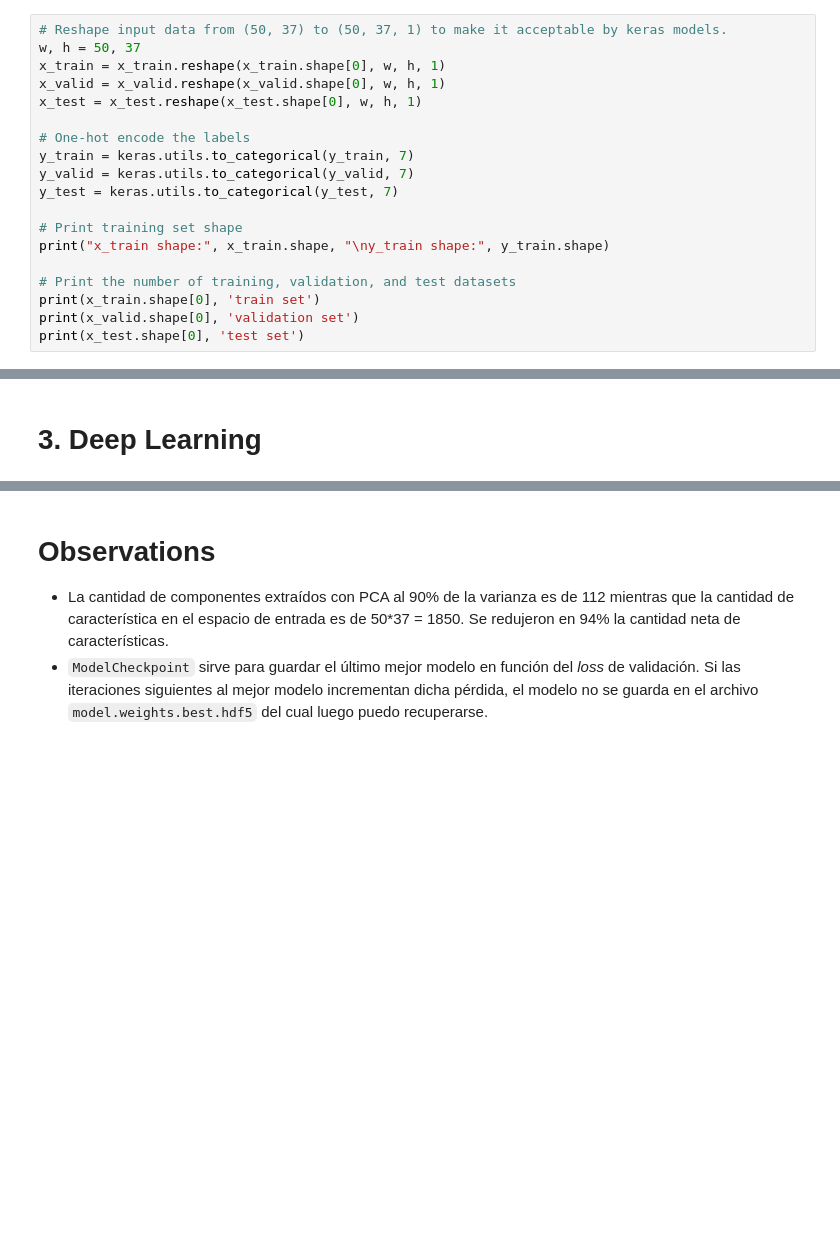
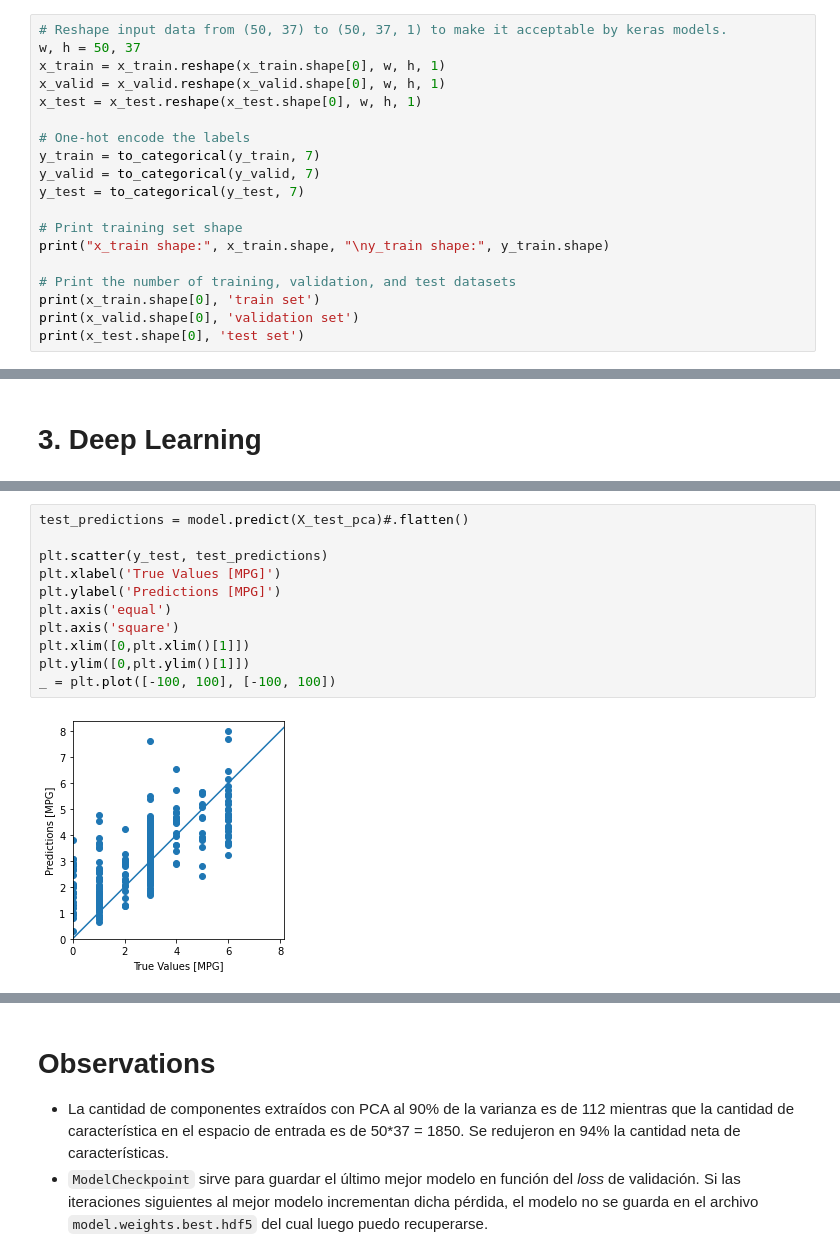
Before and after one commit to Camilo-Hernandez/Analisis-y-tratamiento-de-imagenes, a Jupyter notebook: FaceRecognitionSystems.ipynb, the cells around one changed output, grey strips where cells are left out. Drawn from its saved outputs; the diff is of its cells as text; blank space fills up the shorter version.

```diff
--- a/FaceRecognitionSystems.ipynb
+++ b/FaceRecognitionSystems.ipynb
@@ -94,9 +102,9 @@ x_valid = x_valid.reshape(x_valid.shape[0], w, h, 1)
 x_test = x_test.reshape(x_test.shape[0], w, h, 1)
 
 # One-hot encode the labels
-y_train = keras.utils.to_categorical(y_train, 7)
-y_valid = keras.utils.to_categorical(y_valid, 7)
-y_test = keras.utils.to_categorical(y_test, 7)
+y_train = to_categorical(y_train, 7)
+y_valid = to_categorical(y_valid, 7)
+y_test = to_categorical(y_test, 7)
 
 # Print training set shape
 print("x_train shape:", x_train.shape, "\ny_train shape:", y_train.shape)
@@ -340,0 +753,13 @@ test_dataset = dataset.drop(train_dataset.index)
+# %%
+test_predictions = model.predict(X_test_pca)#.flatten()
+
+plt.scatter(y_test, test_predictions)
+plt.xlabel('True Values [MPG]')
+plt.ylabel('Predictions [MPG]')
+plt.axis('equal')
+plt.axis('square')
+plt.xlim([0,plt.xlim()[1]])
+plt.ylim([0,plt.ylim()[1]])
+_ = plt.plot([-100, 100], [-100, 100])
+# %% [output]
+[figure, added]
```
Also changed, not shown: parts of 35 cells of this notebook.
